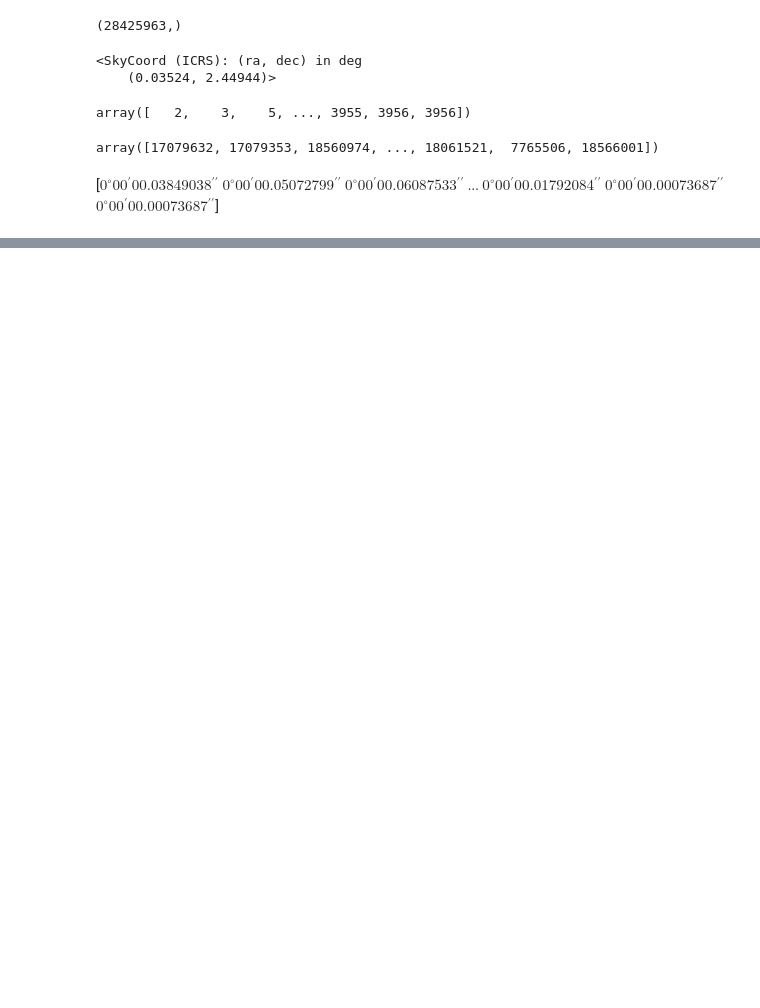
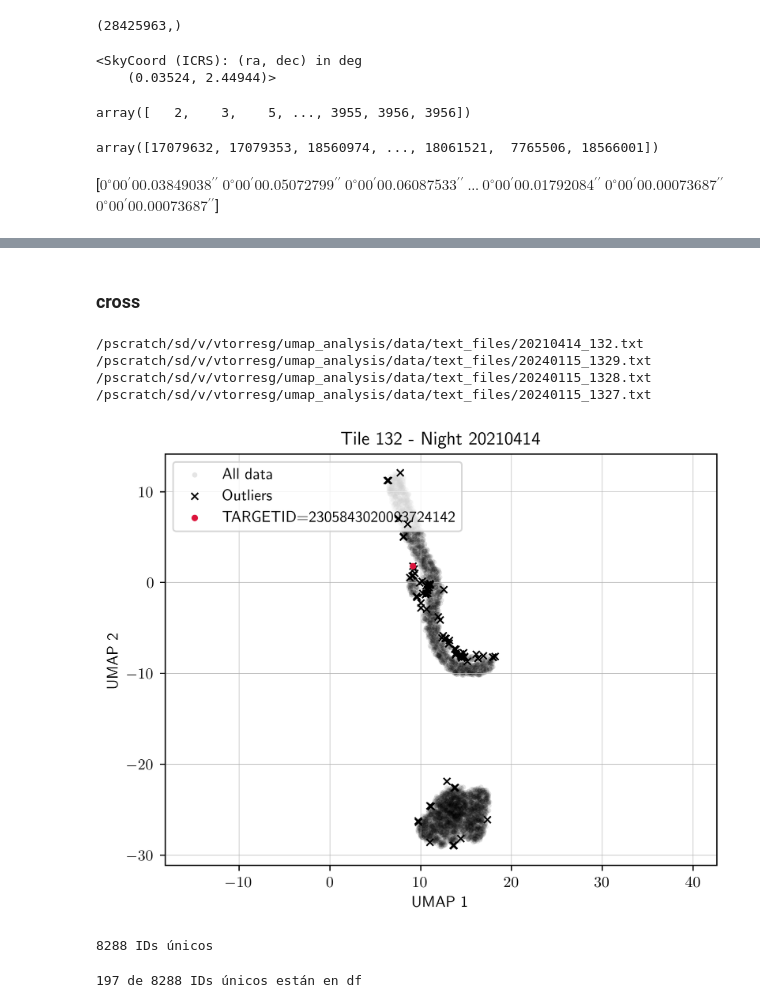
Before and after one commit to ValeriaTorresG/desi-lenses, a Jupyter notebook: z_cat.ipynb, the cells around one changed output, grey strips where cells are left out. Cells and saved outputs as stored; diff of their text form; code cells hidden in the pictures; blank space fills up the shorter version.

```diff
--- a/z_cat.ipynb
+++ b/z_cat.ipynb
@@ -131,3 +150,52 @@ sep2d #sep entre los pares
 _ #esta seria la dis
 # %% [output]
 $[1.8660663 \times 10^{-7},~2.4593622 \times 10^{-7},~2.9513193 \times 10^{-7},~\dots,~8.6882686 \times 10^{-8},~3.5724228 \times 10^{-9},~3.5724228 \times 10^{-9}] \; \mathrm{}$
+# %% [markdown]
+### cross
+# %%
+f = [str(x) for x in Path('/pscratch/sd/v/vtorresg/umap_analysis/data/text_files/').iterdir()]
+for file in f:
+    if '_132' in file:
+        print(file)
+# %% [output]
+/pscratch/sd/v/vtorresg/umap_analysis/data/text_files/20210414_132.txt
+/pscratch/sd/v/vtorresg/umap_analysis/data/text_files/20240115_1329.txt
+/pscratch/sd/v/vtorresg/umap_analysis/data/text_files/20240115_1328.txt
+/pscratch/sd/v/vtorresg/umap_analysis/data/text_files/20240115_1327.txt
+# %%
+tile = 132
+night = 20210414
+target_id = 2305843020093724142
+
+
+data = np.load(f"/pscratch/sd/v/vtorresg/umap_analysis/data/processed/umap/umap_{night}_{tile}.npz", allow_pickle=True)
+
+arr = data["embedding"]
+mask = data["outlier_mask"]
+ids  = data["ids"]
+
+target_mask = (ids == target_id)
+
+fig, ax = plt.subplots()
+plt.grid(linewidth=0.3, zorder=-1)
+
+ax.scatter(arr[:, 0], arr[:, 1], s=10, zorder=1, color='black', linewidths=0.1,
+           edgecolor='black', label='All data', alpha=0.1)
+
+outliers = arr[mask]
+ax.scatter(outliers[:, 0], outliers[:, 1], zorder=10, color='black', s=20,
+           label='Outliers', marker='x', linewidths=1)
+
+target_coords = arr[target_mask]
+ax.scatter(target_coords[:, 0], target_coords[:, 1],
+               zorder=20, color='crimson', s=10, marker='o',
+               label=f'TARGETID={target_id}')
+
+ax.set_xlabel("UMAP 1")
+ax.set_ylabel("UMAP 2")
+plt.legend(loc="upper left")
+plt.title(f"Tile {tile} - Night {night}")
+ax.set_aspect("equal", adjustable="datalim")
+plt.show()
+# %% [output]
+[figure, added]
@@ -133,0 +257,9 @@ $[1.8660663 \times 10^{-7},~2.4593622 \times 10^{-7},~2.9513193 \times 10^{-7},~
+# %%
+unique_ids = (pd.concat([kids["TARGETID"], hsc["TARGETID"], lens["TARGETID"]])
+                .dropna()
+                .drop_duplicates()
+                .to_numpy())
+
+print(len(unique_ids), "IDs únicos")
+# %% [output]
+8288 IDs únicos
@@ -133,0 +269,5 @@ $[1.8660663 \times 10^{-7},~2.4593622 \times 10^{-7},~2.9513193 \times 10^{-7},~
+# %%
+n_in_df = out["TARGETID"].isin(unique_ids).sum()
+print(f"{n_in_df} de {len(unique_ids)}")
+# %% [output]
+197 de 8288 IDs únicos están en df
```
Also changed, not shown: parts of 15 cells of this notebook, 6 other files.
